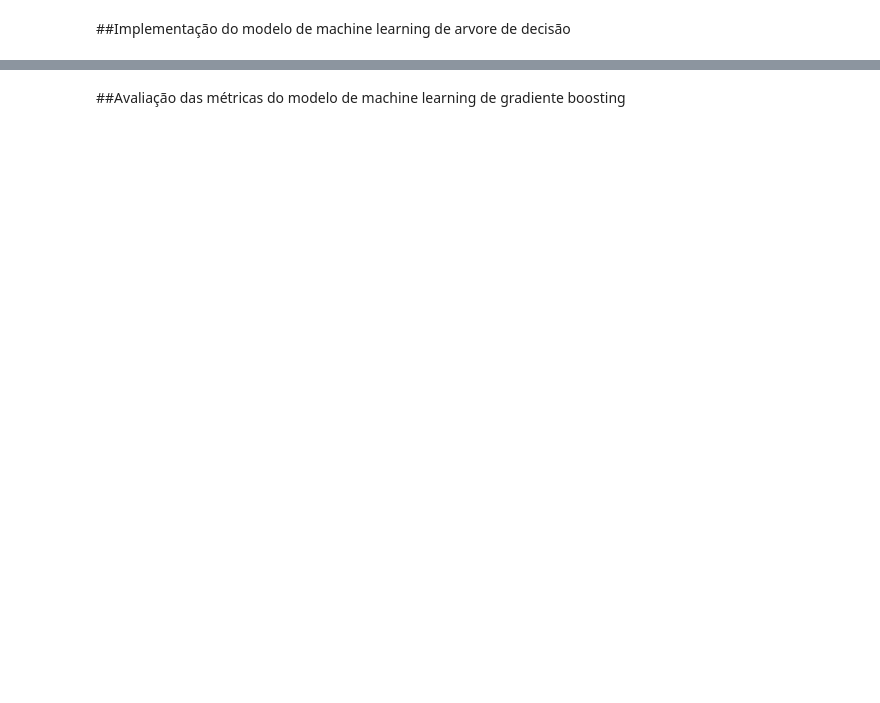
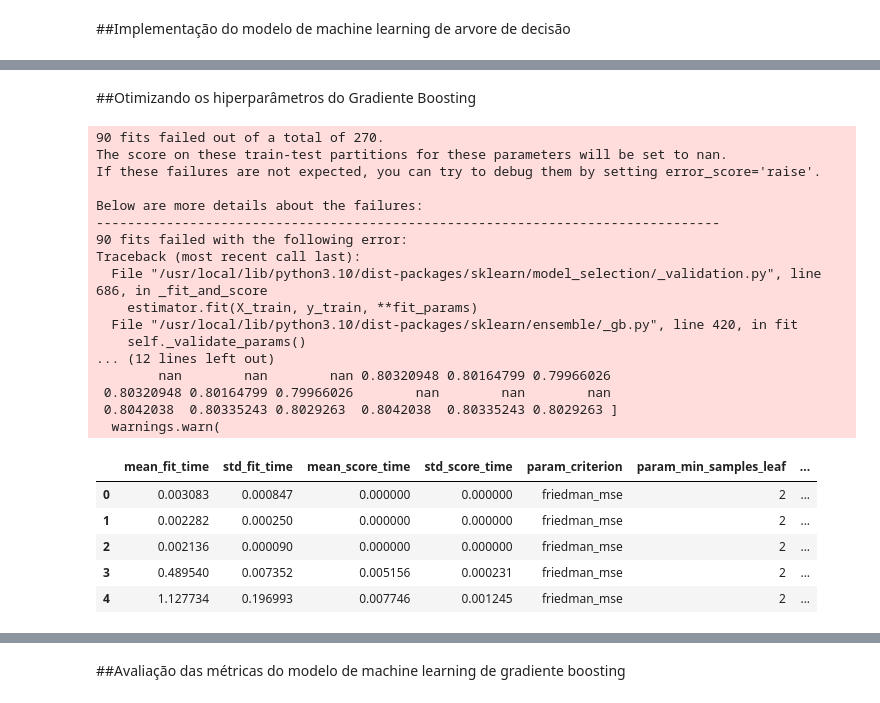
Before and after one commit to higorcenturion/Churn-prediction---Alura-Challenge, a Jupyter notebook: Challenge_Dados_2ed_Alura.ipynb, the cells around one changed output, grey strips where cells are left out. Saved outputs shown, nothing was run; the diff lists cells and outputs as text; code cells hidden in the pictures; blank space fills up the shorter version.

```diff
--- a/Challenge_Dados_2ed_Alura.ipynb
+++ b/Challenge_Dados_2ed_Alura.ipynb
@@ -551,0 +583,41 @@ cm_display = ConfusionMatrixDisplay(mc, display_labels=['Não','Sim']).plot()
+# %% [markdown]
+##Otimizando os hiperparâmetros do Gradiente Boosting
+# %%
+from sklearn.model_selection import GridSearchCV
+
+espaço_de_parametros = {
+    'n_estimators' : [50, 100, 150],
+    "min_samples_split" : [1, 2, 16],
+    'min_samples_leaf' : [2, 128, 256],
+    'criterion' : ['friedman_mse', 'squared_error']
+}
+
+otimizacao = GridSearchCV(GradientBoostingClassifier(), espaço_de_parametros,
+                          cv = StratifiedKFold(n_splits = 5, shuffle = True))
+otimizacao.fit(X, y)
+resultado = pd.DataFrame(otimizacao.cv_results_)
+resultado.head()
+# %% [output]
+90 fits failed out of a total of 270.
+The score on these train-test partitions for these parameters will be set to nan.
+If these failures are not expected, you can try to debug them by setting error_score='raise'.
+
+Below are more details about the failures:
+--------------------------------------------------------------------------------
+90 fits failed with the following error:
+Traceback (most recent call last):
+  File "/usr/local/lib/python3.10/dist-packages/sklearn/model_selection/_validation.py", line 686, in _fit_and_score
+    estimator.fit(X_train, y_train, **fit_params)
+  File "/usr/local/lib/python3.10/dist-packages/sklearn/ensemble/_gb.py", line 420, in fit
+    self._validate_params()
+... (12 lines left out)
+        nan        nan        nan 0.80320948 0.80164799 0.79966026
+ 0.80320948 0.80164799 0.79966026        nan        nan        nan
+ 0.8042038  0.80335243 0.8029263  0.8042038  0.80335243 0.8029263 ]
+  warnings.warn(
+|  | mean_fit_time | std_fit_time | mean_score_time | std_score_time | param_criterion | param_min_samples_leaf | ... |
+| 0 | 0.003083 | 0.000847 | 0.000000 | 0.000000 | friedman_mse | 2 | ... |
+| 1 | 0.002282 | 0.000250 | 0.000000 | 0.000000 | friedman_mse | 2 | ... |
+| 2 | 0.002136 | 0.000090 | 0.000000 | 0.000000 | friedman_mse | 2 | ... |
+| 3 | 0.489540 | 0.007352 | 0.005156 | 0.000231 | friedman_mse | 2 | ... |
+| 4 | 1.127734 | 0.196993 | 0.007746 | 0.001245 | friedman_mse | 2 | ... |
```
Also changed, not shown: parts of 13 cells of this notebook.
